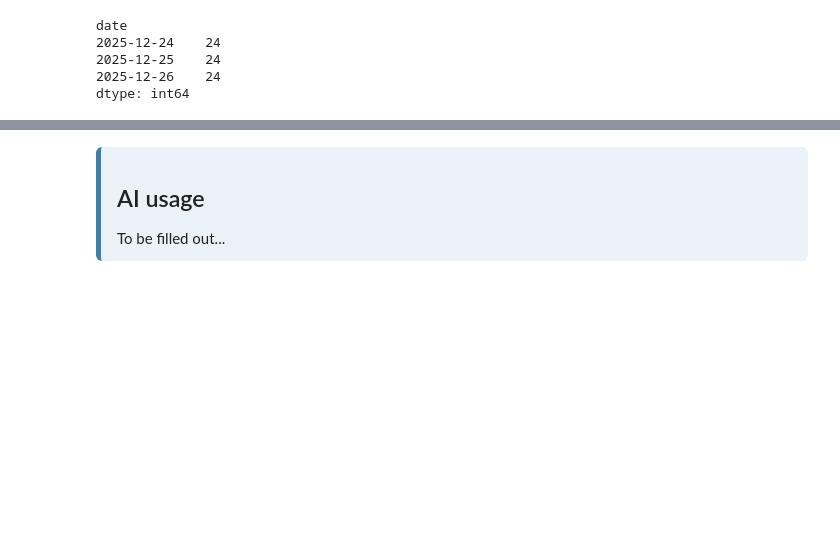
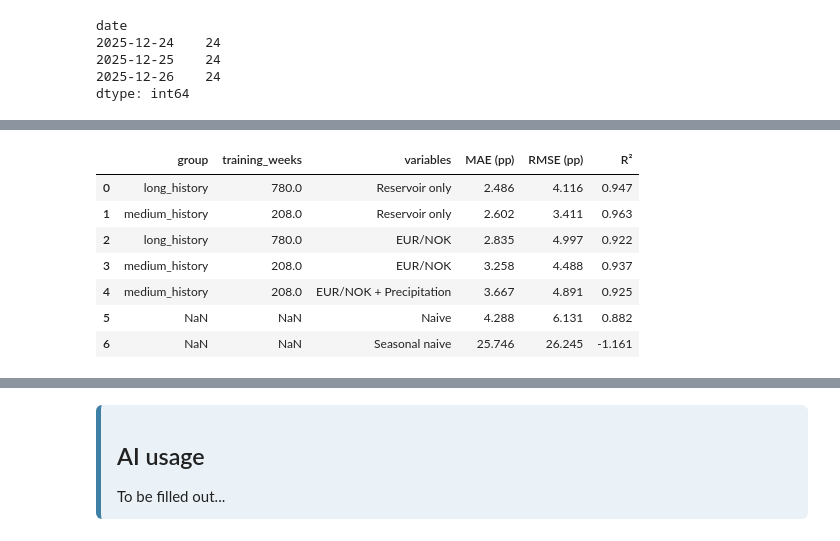
Before and after one commit to kahalandkh/IND320-kahaland, a Jupyter notebook: notebooks/project_work_part4.ipynb, the cells around one changed output, grey strips where cells are left out. Saved outputs shown, nothing was run; the diff lists cells and outputs as text; code cells hidden in the pictures; blank space fills up the shorter version.

```diff
--- a/notebooks/project_work_part4.ipynb
+++ b/notebooks/project_work_part4.ipynb
@@ -290,0 +679,23 @@ The datasets cover quite different periods. Reservoir filling and USD/NOK go bac
+# %%
+combined_comparison_rows = []
+
+for (group_name, training_weeks, horizon), candidates in combined_results.groupby(["group", "training_weeks", "horizon"]):
+    original = best_by_variables.loc[
+        (best_by_variables["group"] == group_name) & (best_by_variables["training_weeks"] == training_weeks) & (best_by_variables["horizon"] == horizon)]
+
+    best_reservoir = original.loc[original["variables"] == "Reservoir only"].iloc[0]
+    best_single = original.loc[original["variables"] != "Reservoir only"].nsmallest(1, "MAE (pp)").iloc[0]
+    best_combined = candidates.nsmallest(1, "MAE (pp)").iloc[0]
+
+    for label, best in [("Reservoir only", best_reservoir),
+                        ("Single source", best_single),
+                        ("Combined sources", best_combined)]:
+
+        combined_comparison_rows.append({"group": group_name,
+                                         "training_weeks": training_weeks,
+                                         "horizon": horizon,
+                                         "source selection": label,
+                                         "variables": best["variables"],
+                                         **{metric: best[metric] for metric in metrics}})
+
+combined_comparison = pd.DataFrame(combined_comparison_rows)
@@ -290,0 +814,20 @@ The datasets cover quite different periods. Reservoir filling and USD/NOK go bac
+# %%
+naive = np.concatenate([np.repeat(reservoir.loc[cutoff], horizon) for cutoff in test_cutoffs])
+seasonal_naive = np.concatenate([reservoir.reindex(pd.date_range(start=cutoff + pd.Timedelta(weeks=1),
+                                                                 periods=horizon, freq="W-SUN") - pd.Timedelta(weeks=52)).to_numpy()
+                                 for cutoff in test_cutoffs])
+
+test_baselines = pd.DataFrame([{"variables": "Naive", **evaluate_forecast(actual, naive)},
+                               {"variables": "Seasonal naive", **evaluate_forecast(actual, seasonal_naive)}])
+test_comparison = pd.concat([test_results, test_baselines], ignore_index=True)
+
+display(test_comparison[["group", "training_weeks", "variables", *metrics]].sort_values("MAE (pp)").reset_index(drop=True).round(3))
+# %% [output]
+|  | group | training_weeks | variables | MAE (pp) | RMSE (pp) | R² |
+| 0 | long_history | 780.0 | Reservoir only | 2.486 | 4.116 | 0.947 |
+| 1 | medium_history | 208.0 | Reservoir only | 2.602 | 3.411 | 0.963 |
+| 2 | long_history | 780.0 | EUR/NOK | 2.835 | 4.997 | 0.922 |
+| 3 | medium_history | 208.0 | EUR/NOK | 3.258 | 4.488 | 0.937 |
+| 4 | medium_history | 208.0 | EUR/NOK + Precipitation | 3.667 | 4.891 | 0.925 |
+| 5 | NaN | NaN | Naive | 4.288 | 6.131 | 0.882 |
+| 6 | NaN | NaN | Seasonal naive | 25.746 | 26.245 | -1.161 |
```
Also changed, not shown: parts of 33 cells of this notebook, 3 other files.
